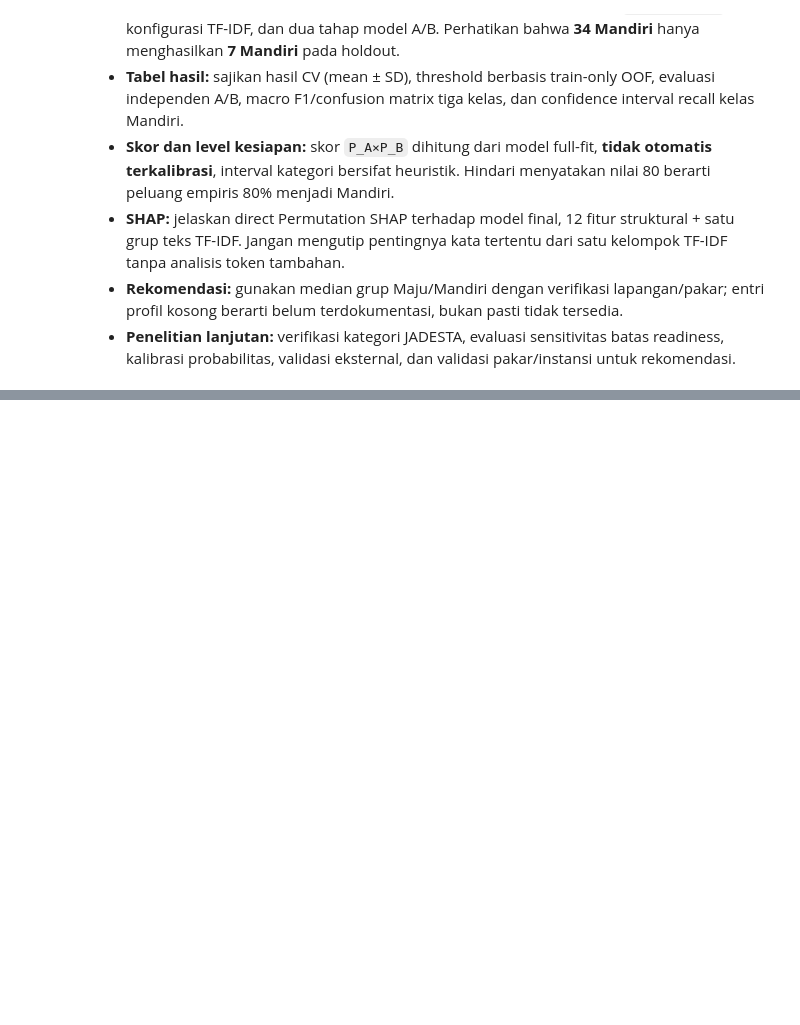
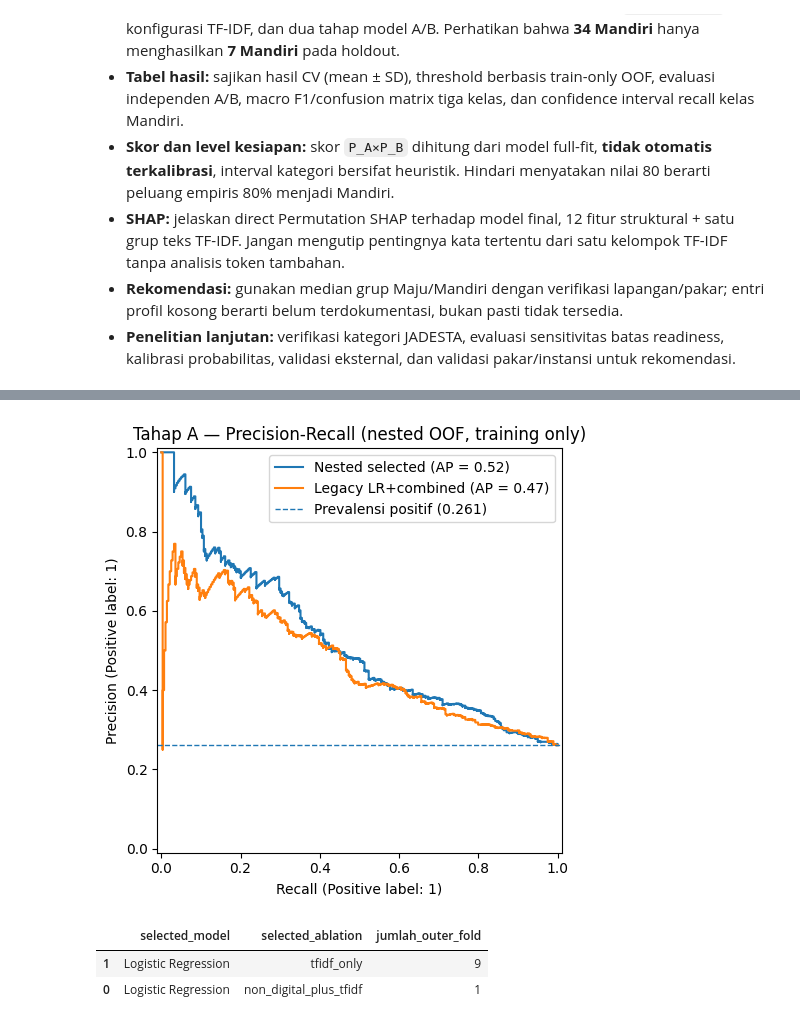
Before and after one commit to lanangsetiyo1972/Explainable_AI, a Jupyter notebook: CodePython/1_DSS_Desa_Wisata_1336_Hierarki_Permutation_SHAP.ipynb, the cells around one changed output, grey strips where cells are left out. Cells and saved outputs as stored; diff of their text form; code cells hidden in the pictures; blank space fills up the shorter version.

```diff
--- a/CodePython/1_DSS_Desa_Wisata_1336_Hierarki_Permutation_SHAP.ipynb
+++ b/CodePython/1_DSS_Desa_Wisata_1336_Hierarki_Permutation_SHAP.ipynb
@@ -671,0 +1382,21 @@ except ImportError:
+# %%
+rep1=cv_pred[cv_pred['repeat']==1].reset_index(drop=True)
+y=rep1['y'].to_numpy(); ps=rep1['p_selected'].to_numpy();pb=rep1['p_legacy_lr'].to_numpy()
+ys=rep1['pred_selected'].to_numpy();yb=rep1['pred_legacy_lr'].to_numpy()
+neg=np.flatnonzero(y==0);pos=np.flatnonzero(y==1)
+rng=np.random.default_rng(SEED+567)
+boots=[]
+for _ in range(BOOTSTRAP_N):
+    indices=np.concatenate([rng.choice(neg,len(neg),replace=True),rng.choice(pos,len(pos),replace=True)])
+    yy=y[indices]
+    bs=metrics_row(yy,ps[indices],ys[indices]);bb=metrics_row(yy,pb[indices],yb[indices])
+    boots.append({'selected_AP':bs['pr_auc'],'selected_F1':bs['f1'],'selected_BA':bs['balanced_accuracy'],
+                  'delta_AP':bs['pr_auc']-bb['pr_auc'],
+                  'delta_F1':bs['f1']-bb['f1'],
+                  'delta_BA':bs['balanced_accuracy']-bb['balanced_accuracy']})
+boots=pd.DataFrame(boots)
+ci=boots.quantile([0.025,0.5,0.975]).T
+ci.columns=['CI_2_5%','median','CI_97_5%']
+ci.to_csv(OUT_DIR/'05_bootstrap_95CI.csv')
+display(ci.round(4))
+print('Peringatan: label benchmark belum terverifikasi; 95% CI bersifat exploratif.')
@@ -671,0 +1459,16 @@ except ImportError:
+# %%
+fig,ax=plt.subplots(figsize=(7,5))
+PrecisionRecallDisplay.from_predictions(y,ps,name='Nested selected',ax=ax)
+PrecisionRecallDisplay.from_predictions(y,pb,name='Legacy LR+combined',ax=ax)
+ax.axhline(y.mean(),linestyle='--',linewidth=1,label=f'Prevalensi positif ({y.mean():.3f})')
+ax.legend();ax.set_title('Tahap A — Precision-Recall (nested OOF, training only)')
+fig.tight_layout();fig.savefig(OUT_DIR/'07_precision_recall_nested.png',dpi=200,bbox_inches='tight');plt.show()
+selection=(fold_df.groupby(['selected_model','selected_ablation']).size()
+             .reset_index(name='jumlah_outer_fold').sort_values('jumlah_outer_fold',ascending=False))
+selection.to_csv(OUT_DIR/'07_frekuensi_pemilihan_kandidat.csv',index=False)
+display(selection)
+# %% [output]
+[figure, added]
+|  | selected_model | selected_ablation | jumlah_outer_fold |
+| 1 | Logistic Regression | tfidf_only | 9 |
+| 0 | Logistic Regression | non_digital_plus_tfidf | 1 |
```
Also changed, not shown: parts of 44 cells of this notebook, 1 other file.
